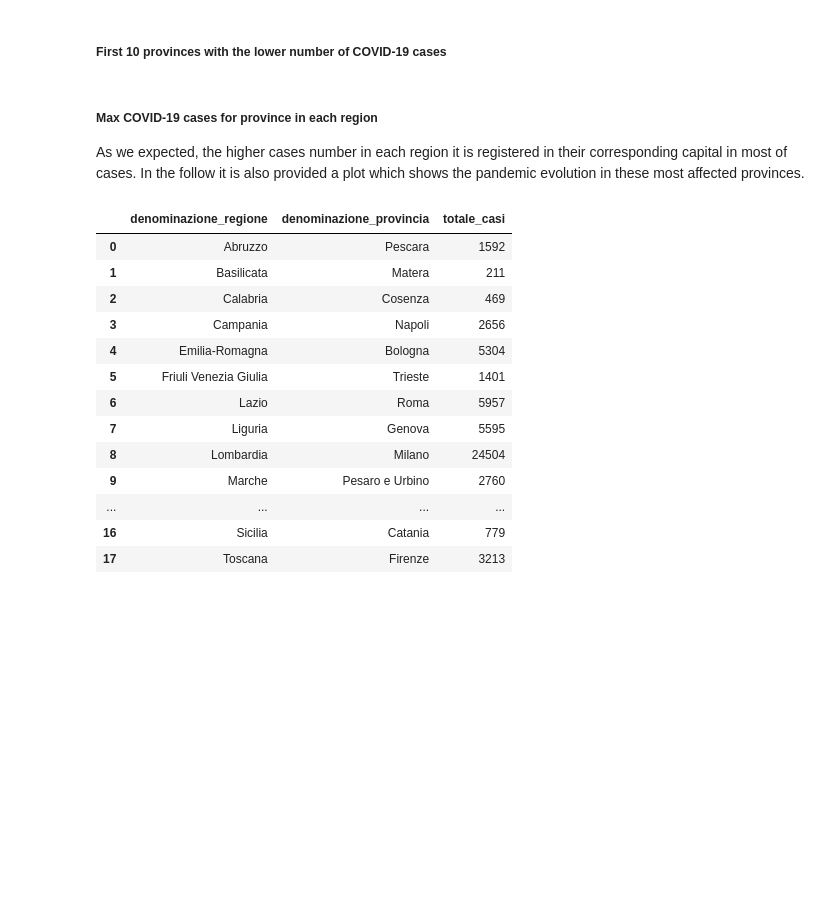
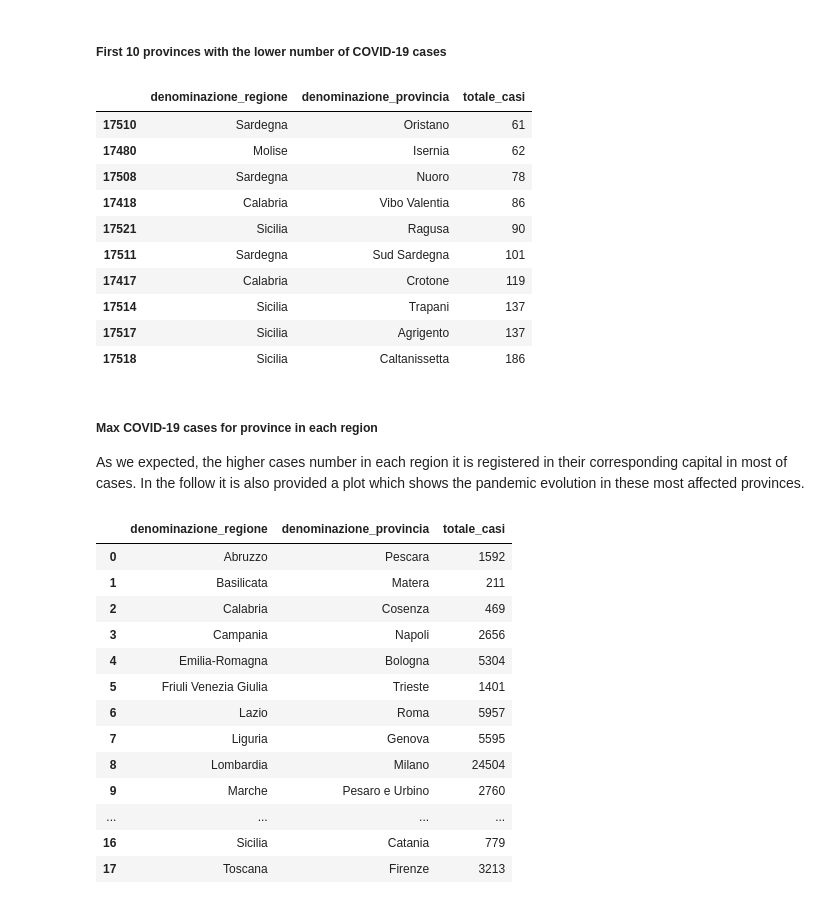
Before and after one commit to pisalore/AAGM_exam, a Jupyter notebook: pandas_exam.ipynb, the cells around one changed output. Drawn from its saved outputs; the diff is of its cells as text; code cells hidden in the pictures; blank space fills up the shorter version.

```diff
--- a/pandas_exam.ipynb
+++ b/pandas_exam.ipynb
@@ -499,6 +524,19 @@ lpdl = last_provinces_data.nlargest(10, ['totale_casi'])[['denominazione_regione
 ##### First 10 provinces with the lower number of COVID-19 cases
 # %%
 lpds = last_provinces_data.nsmallest(10, ['totale_casi'])[['denominazione_regione', 'denominazione_provincia', 'totale_casi']]
+display(lpds)
+# %% [output]
+|  | denominazione_regione | denominazione_provincia | totale_casi |
+| 17510 | Sardegna | Oristano | 61 |
+| 17480 | Molise | Isernia | 62 |
+| 17508 | Sardegna | Nuoro | 78 |
+| 17418 | Calabria | Vibo Valentia | 86 |
+| 17521 | Sicilia | Ragusa | 90 |
+| 17511 | Sardegna | Sud Sardegna | 101 |
+| 17417 | Calabria | Crotone | 119 |
+| 17514 | Sicilia | Trapani | 137 |
+| 17517 | Sicilia | Agrigento | 137 |
+| 17518 | Sicilia | Caltanissetta | 186 |
 # %% [markdown]
 ##### Max COVID-19 cases for province in each region
 As we expected, the higher cases number in each region it is registered in their corresponding capital in most of cases.
```
Also changed, not shown: parts of 19 cells of this notebook.
